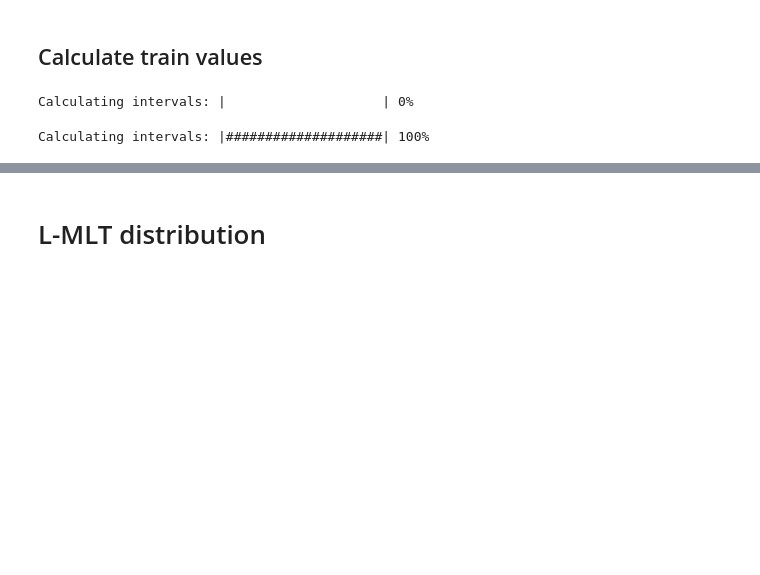
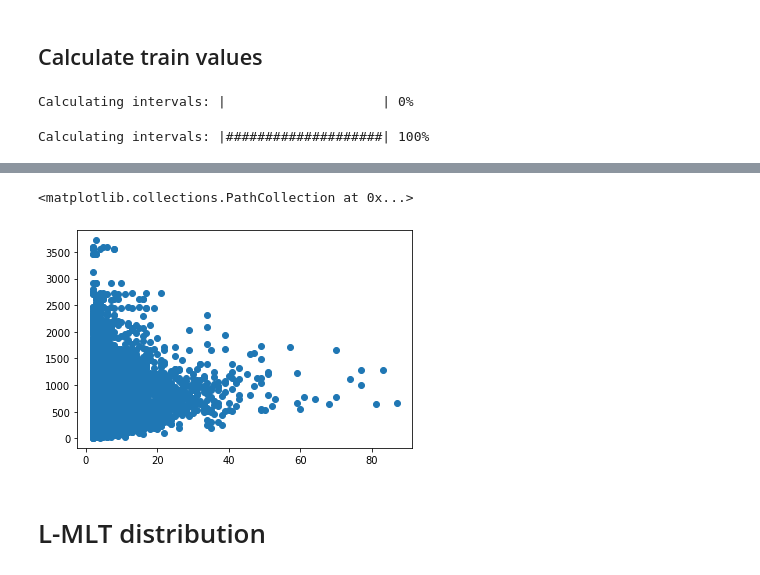
Before and after one commit to mshumko/sampex_microburst_indices, a Jupyter notebook: sampex_microburst_indices/analysis/microburst_trains.ipynb, the cells around one changed output, grey strips where cells are left out. Drawn from its saved outputs; the diff is of its cells as text; code cells hidden in the pictures; blank space fills up the shorter version.

```diff
--- a/sampex_microburst_indices/analysis/microburst_trains.ipynb
+++ b/sampex_microburst_indices/analysis/microburst_trains.ipynb
@@ -192,2 +190,7 @@ cx.set_yscale('log')
+# %%
+plt.scatter(trains['n_microbursts'], trains['AE'])
+# %% [output]
+<matplotlib.collections.PathCollection at 0x...>
+[figure, added]
 # %% [markdown]
 # L-MLT distribution
```
Also changed, not shown: parts of 9 cells of this notebook.
